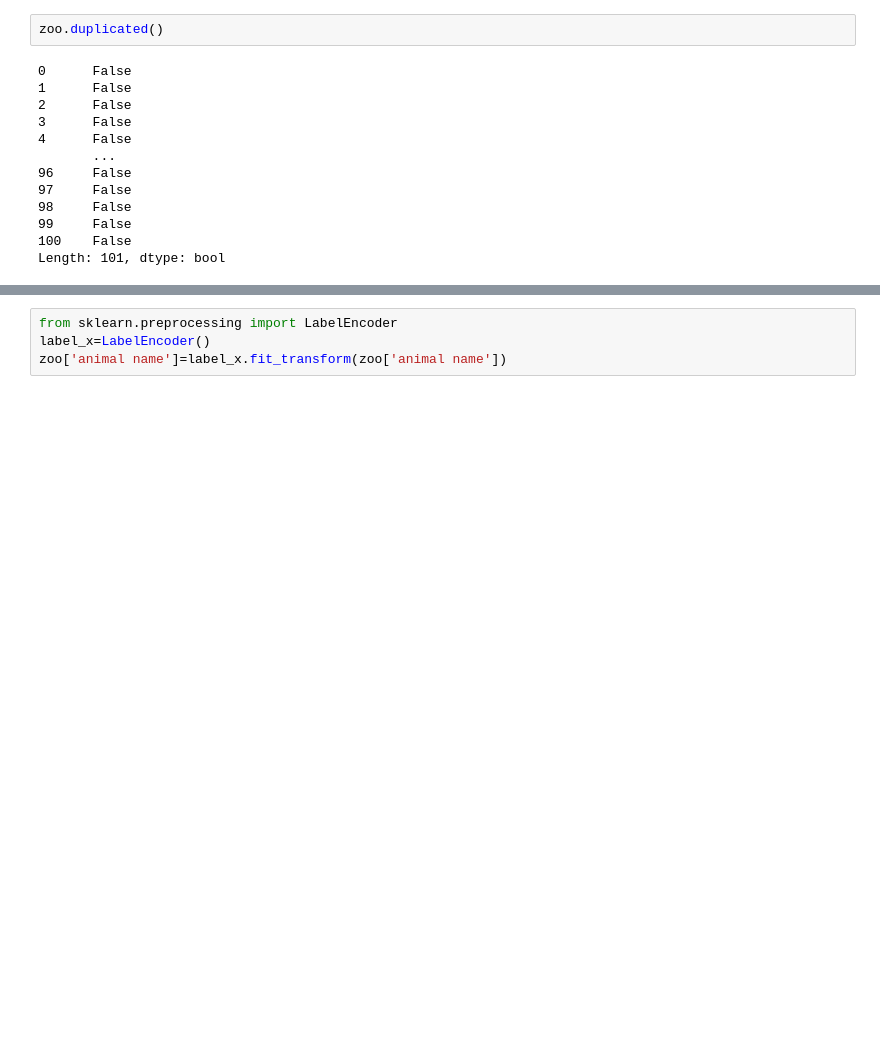
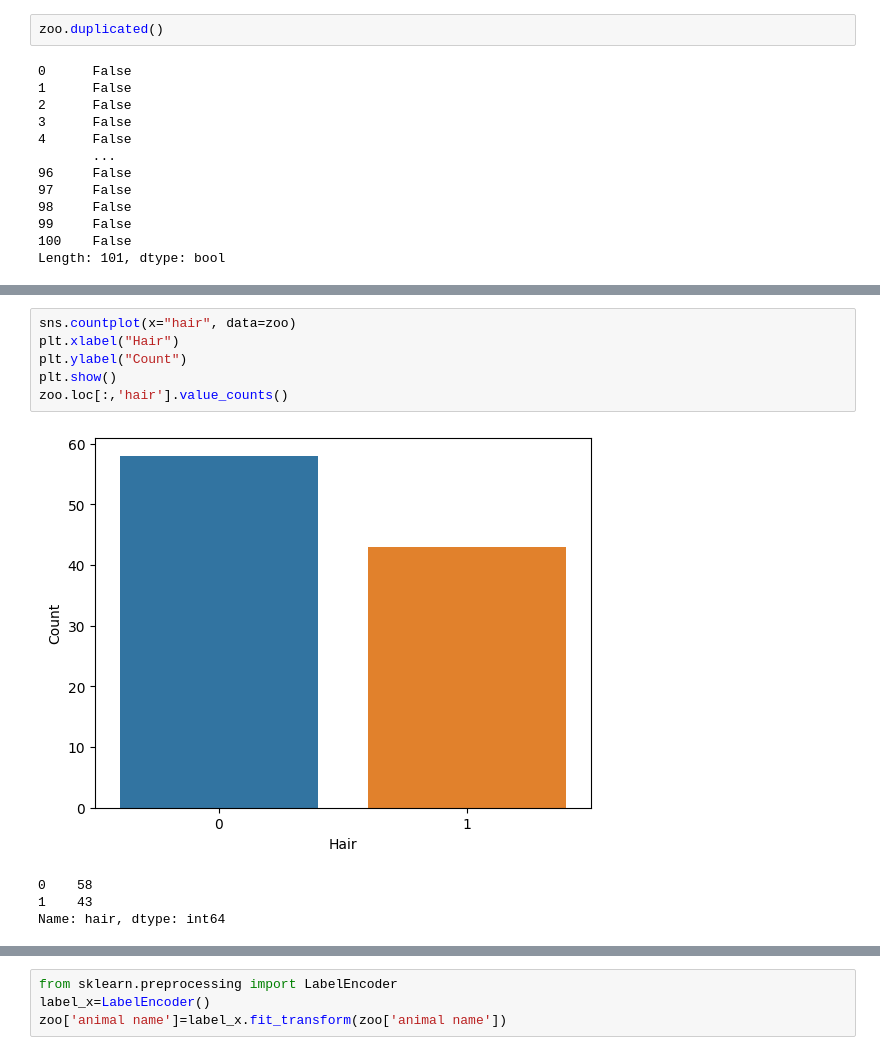
Before and after one commit to bhanupriya9916/bhanu121998, a Jupyter notebook: KNN.ipynb, the cells around one changed output, grey strips where cells are left out. Drawn from its saved outputs; the diff is of its cells as text; blank space fills up the shorter version.

```diff
--- a/KNN.ipynb
+++ b/KNN.ipynb
@@ -242,0 +288,11 @@ zoo.describe()
+# %%
+sns.countplot(x="hair", data=zoo)
+plt.xlabel("Hair")
+plt.ylabel("Count")
+plt.show()
+zoo.loc[:,'hair'].value_counts()
+# %% [output]
+[figure, added]
+0    58
+1    43
+Name: hair, dtype: int64
```
Also changed, not shown: parts of 20 cells of this notebook.
